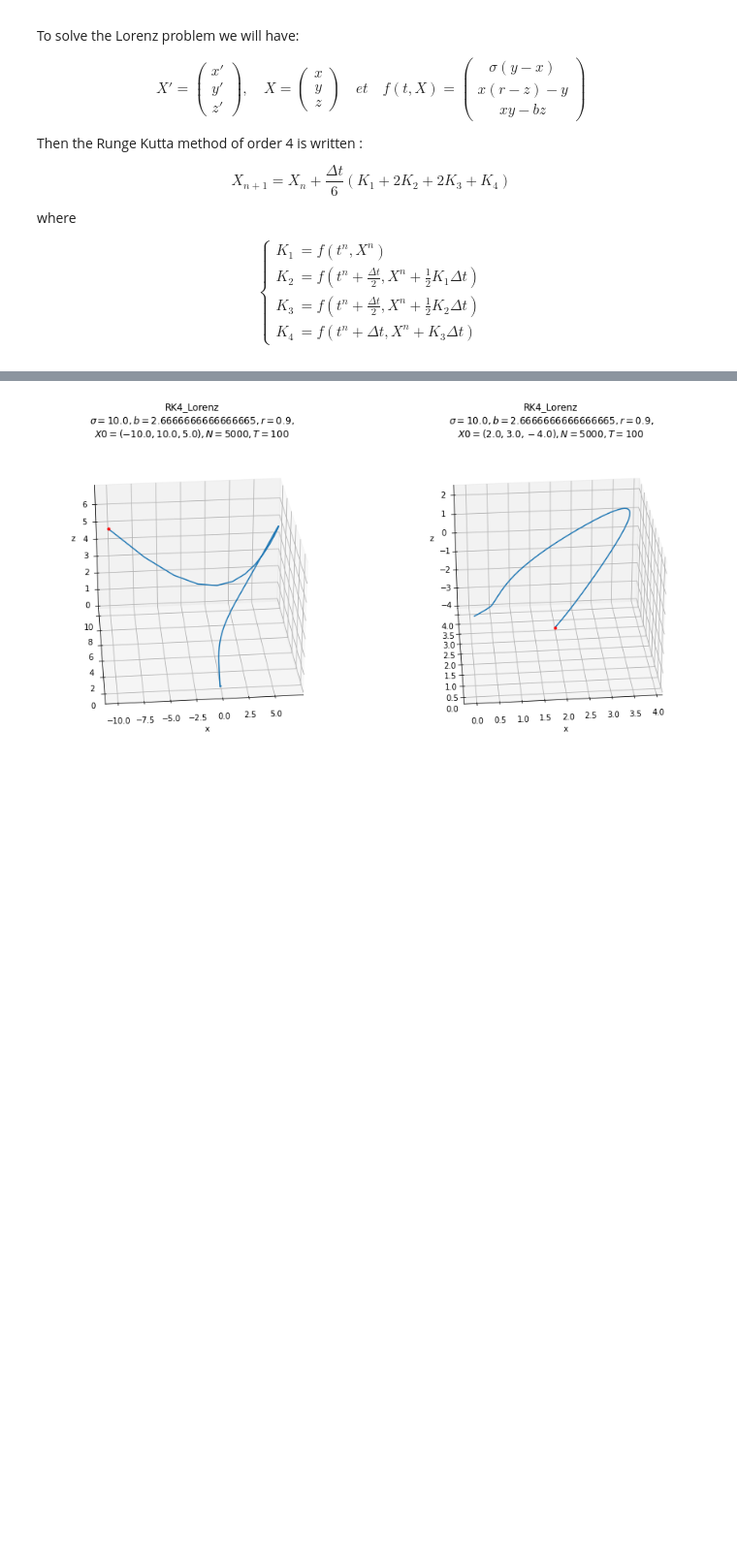
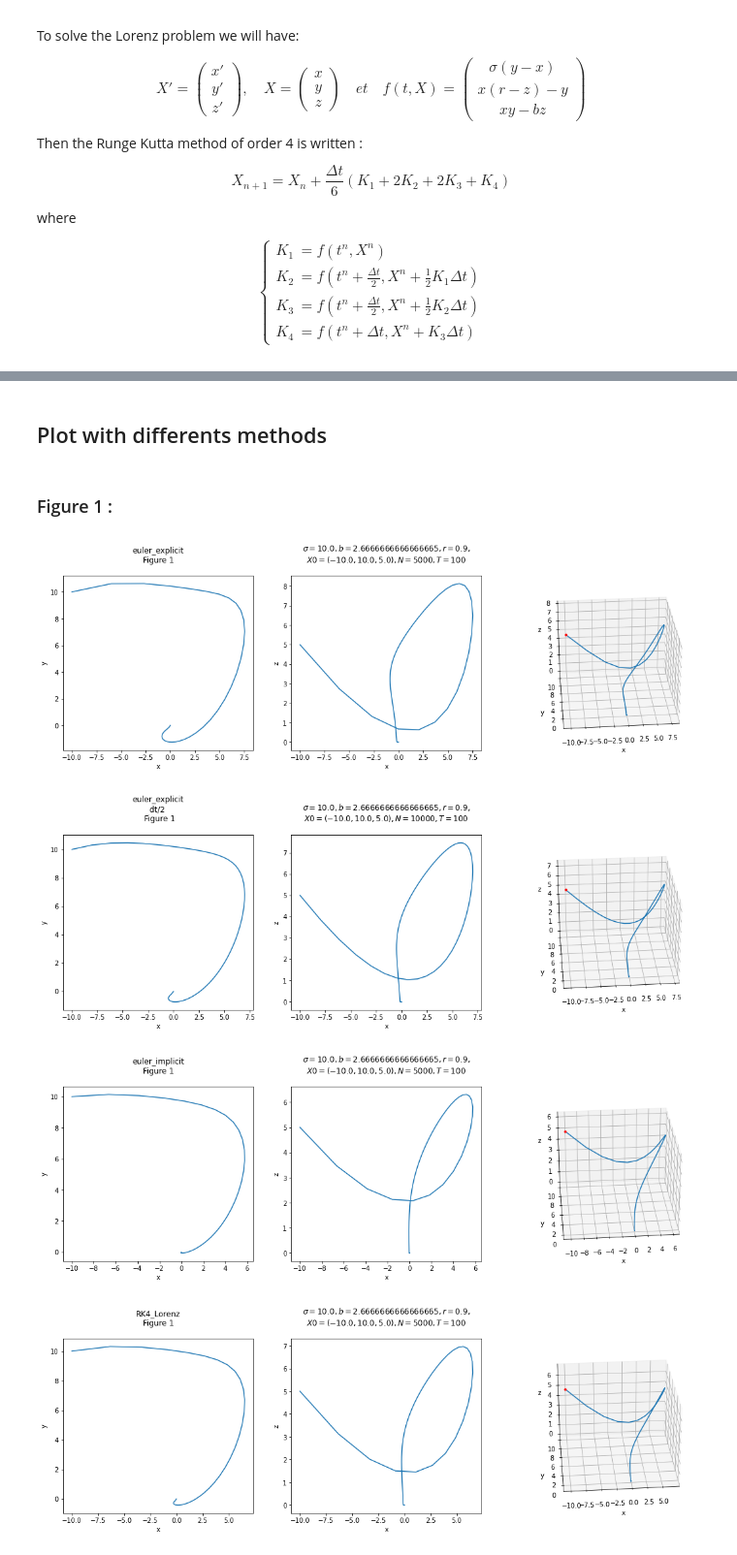
Before and after one commit to master-csmi/2022-m1-lorenz, a Jupyter notebook: resolution_lorenz.ipynb, the cells around one changed output, grey strips where cells are left out. Shown at 97% size. Cells and saved outputs as stored; diff of their text form; code cells hidden in the pictures; blank space fills up the shorter version.

```diff
--- a/resolution_lorenz.ipynb
+++ b/resolution_lorenz.ipynb
@@ -325,6 +269,5 @@ $$\left\{\begin{aligned}
 # %%
-def f(γ,t_n,X_n): #X_n=(x_n,y_n,z_n)
-    (σ,b,r)=γ
+def f(t_n,X_n,σ, b, r): #X_n=(x_n,y_n,z_n)
     (x,y,z)=X_n
 
     f_1 = σ*(y-x)
@@ -342,10 +285,10 @@ def RK4_Lorenz(γ,X0,N,T): #we have N+1 discretization points
 
     t=0. #=t_0
     for n in range(1,N+1):
-        K1=f(γ, t, X[n-1])
-        K2=f(γ, t+dt/2., X[n-1] + 1./2. * K1 * dt)
-        K3=f(γ, t+dt/2., X[n-1] + 1./2. * K2 * dt)
-        K4=f(γ, t+dt, X[n-1]+ K3 * dt)
+        K1=f(t, X[n-1],σ,b,r)
+        K2=f(t+dt/2., X[n-1] + 1./2. * K1 * dt,σ,b,r)
+        K3=f(t+dt/2., X[n-1] + 1./2. * K2 * dt,σ,b,r)
+        K4=f(t+dt, X[n-1]+ K3 * dt,σ,b,r)
 
         X[n]=X[n-1]+ dt/6.* (K1+2.*K2+2.*K3+K4)
         t+=dt
@@ -354,3 +301,13 @@ def RK4_Lorenz(γ,X0,N,T): #we have N+1 discretization points
+# %%
+def scipy(γ,X0,N,T):
+    t_span=(0.,T)
+
+    X = solve_ivp(f, t_span, X0, args=γ) #method='RK45'
+    return X.y[0],X.y[1],X.y[2]
+# %% [markdown]
+## Plot with differents methods <a class="anchor" id="chapter4"></a>
+# %% [markdown]
+### Figure 1 :
 # %%
 γ=(10.,8./3,9./10) #(σ,b,r)
 X0=(-10.,10.,5.) #(x0,y0,z0)
@@ -358,8 +314,15 @@ X0_2=(2.,3.,-4.)
 N=5000
 T=100
-# %%
-fig = plt.figure(figsize=(15,10))
-plot_lorenz(fig,1,RK4_Lorenz,γ,X0,N,T)
-plot_lorenz(fig,2,RK4_Lorenz,γ,X0_2,N,T)
-# %% [output]
-[figure, removed]
+# %%
+x,y,z=plot_lorenz("Figure 1",euler_explicit,γ,X0,N,T)
+pt_final_dt=np.array([x[-1],y[-1],z[-1]])
+x,y,z=plot_lorenz("dt/2 \n Figure 1",euler_explicit,γ,X0,2*N,T)
+pt_final_dt2=np.array([x[-1],y[-1],z[-1]])
+plot_lorenz("Figure 1",euler_implicit,γ,X0,N,T)
+plot_lorenz("Figure 1",RK4_Lorenz,γ,X0,N,T)
+plot_lorenz("Figure 1",scipy,γ,X0,N,T);
+# %% [output]
+[figure, added]
+[figure, added]
+[figure, added]
+[figure, added]
```
Also changed, not shown: parts of 42 cells of this notebook.
